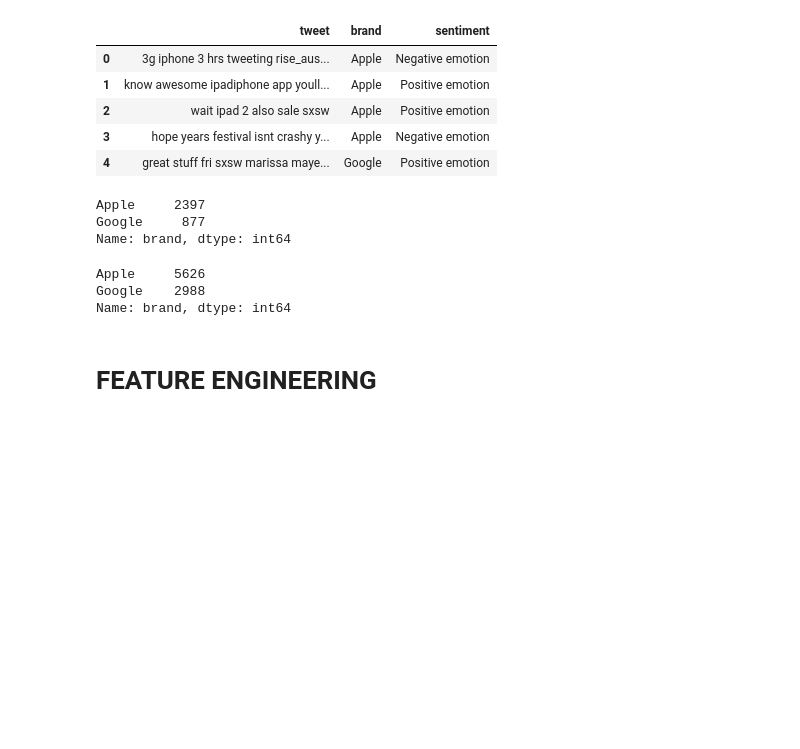
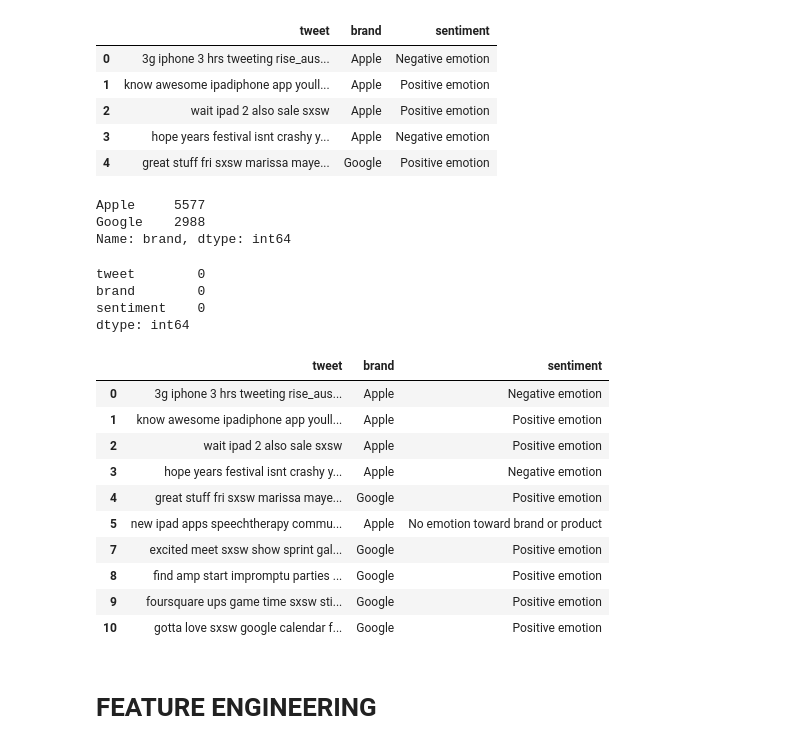
Before and after one commit to EKiplimo/NLP_Sentiment_Analysis, a Jupyter notebook: notebook.ipynb, the cells around one changed output. Drawn from its saved outputs; the diff is of its cells as text; code cells hidden in the pictures; blank space fills up the shorter version.

```diff
--- a/notebook.ipynb
+++ b/notebook.ipynb
@@ -211,9 +232,9 @@ brands = {
     "Other Google product or service": "Google",
     "Other Apple product or service": "Apple"
 }
-clean_data.replace({"brand":brands},inplace=True)
+data.replace({"brand":brands},inplace=True)
 
-clean_data.head()
+data.head()
 # %% [output]
 |  | tweet | brand | sentiment |
 | 0 | 3g iphone 3 hrs tweeting rise_aus... | Apple | Negative emotion |
@@ -221,12 +242,6 @@ clean_data.head()
 | 2 | wait ipad 2 also sale sxsw | Apple | Positive emotion |
 | 3 | hope years festival isnt crashy y... | Apple | Negative emotion |
 | 4 | great stuff fri sxsw marissa maye... | Google | Positive emotion |
-# %%
-clean_data.brand.value_counts()
-# %% [output]
-Apple     2397
-Google     877
-Name: brand, dtype: int64
 # %%
 # Fill the column in brand with their respective values
 dict = {
@@ -240,18 +255,41 @@ dict = {
 }
 
 for key,value in dict.items():
-    clean_data["brand"][clean_data.tweet.str.contains(key)] = value
-clean_data.brand.value_counts()
+    data["brand"][data.tweet.str.contains(key)] = value
+data.brand.value_counts()
 # %% [output]
-Apple     5626
+Apple     5577
 Google    2988
 Name: brand, dtype: int64
 # %%
 # Check null values
-clean_data.brand.isna().sum()
+data.brand.isna().sum()
 
 # Replace null values with Others
-clean_data.brand.fillna("Others",inplace=True)
+data.brand.fillna("Others",inplace=True)
+# %%
+# Check if the missing values have been handled
+data.isna().sum()
+# %% [output]
+tweet        0
+brand        0
+sentiment    0
+dtype: int64
+# %%
+# Preview the data
+data.head(10)
+# %% [output]
+|  | tweet | brand | sentiment |
+| 0 | 3g iphone 3 hrs tweeting rise_aus... | Apple | Negative emotion |
+| 1 | know awesome ipadiphone app youll... | Apple | Positive emotion |
+| 2 | wait ipad 2 also sale sxsw | Apple | Positive emotion |
+| 3 | hope years festival isnt crashy y... | Apple | Negative emotion |
+| 4 | great stuff fri sxsw marissa maye... | Google | Positive emotion |
+| 5 | new ipad apps speechtherapy commu... | Apple | No emotion toward brand or product |
+| 7 | excited meet sxsw show sprint gal... | Google | Positive emotion |
+| 8 | find amp start impromptu parties ... | Google | Positive emotion |
+| 9 | foursquare ups game time sxsw sti... | Google | Positive emotion |
+| 10 | gotta love sxsw google calendar f... | Google | Positive emotion |
 # %% [markdown]
 # FEATURE ENGINEERING
 # %% [markdown]
```
Also changed, not shown: parts of 7 cells of this notebook.
